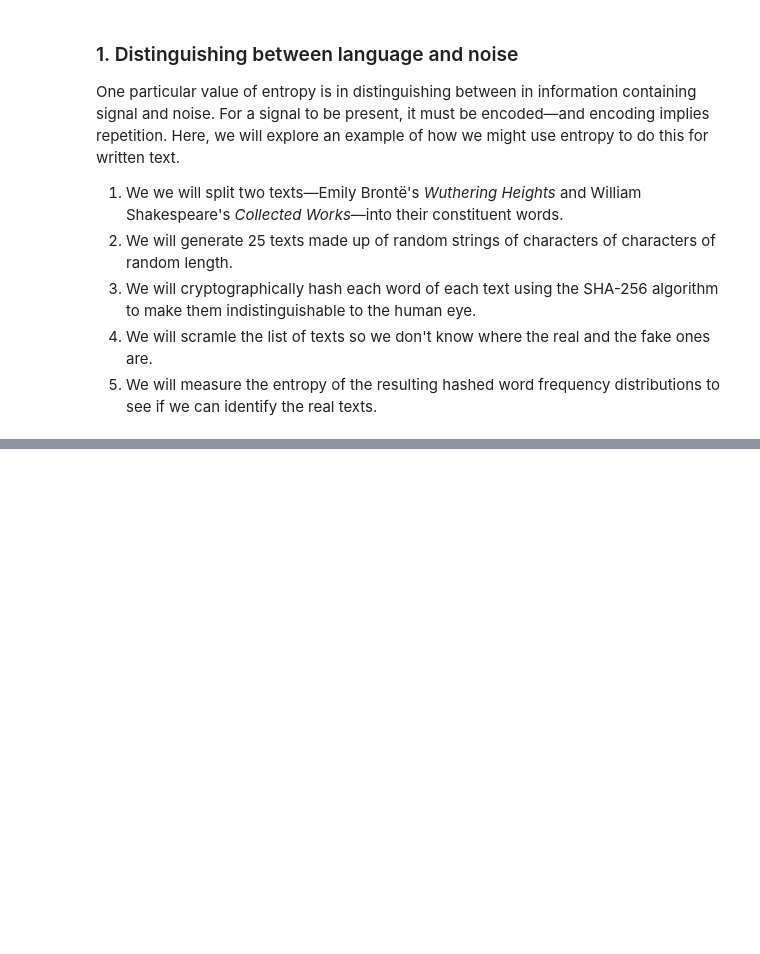
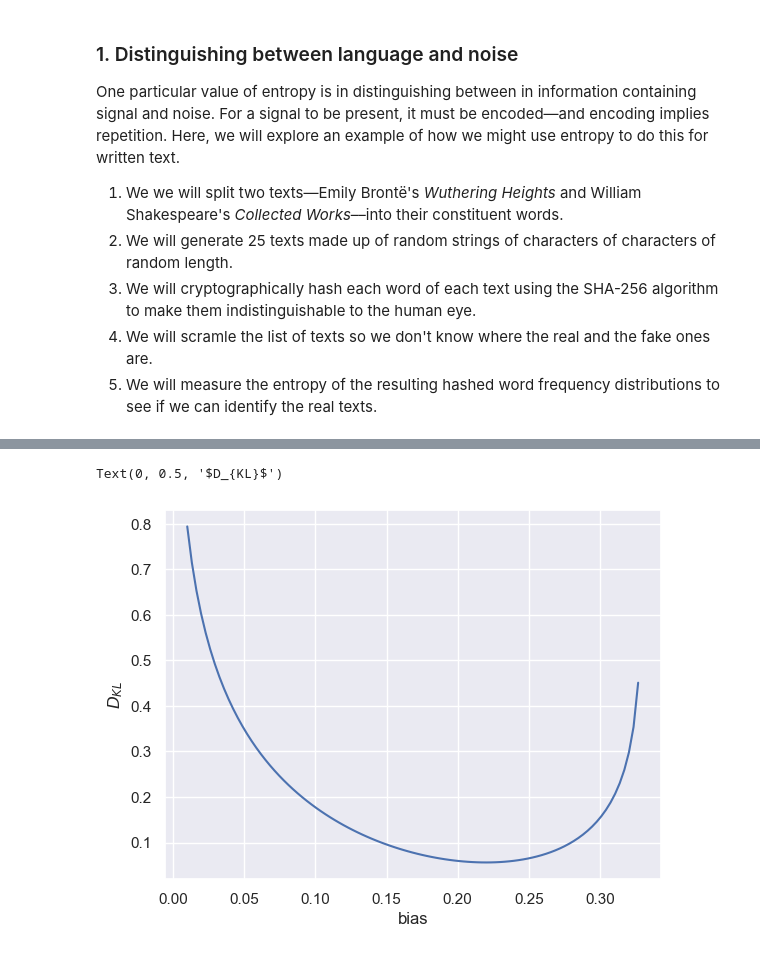
Before and after one commit to texturejc/information_theory_1, a Jupyter notebook: Information_Theory_1.ipynb, the cells around one changed output, grey strips where cells are left out. Saved outputs shown, nothing was run; the diff lists cells and outputs as text; code cells hidden in the pictures; blank space fills up the shorter version.

```diff
--- a/Information_Theory_1.ipynb
+++ b/Information_Theory_1.ipynb
@@ -31,8 +31,10 @@ import numpy as np
 import scipy
 from scipy.stats import entropy
 import seaborn as sns
+sns.set()
 import matplotlib.pyplot as plt
 from math import comb
+from collections import Counter
 # %% [output]
 [nltk_data] Downloading package punkt to /Users/james/nltk_data...
 [nltk_data]   Package punkt is already up-to-date!
@@ -281,7 +306,7 @@ One particular value of entropy is in distinguishing between in information cont
 
 import hashlib
 
-input_string = "Hello, world!"
+input_string = "I am your naughty browsing history"
 
 # Create a SHA-256 hash object
 hash_object = hashlib.sha256()
@@ -372,0 +430,4 @@ plt.ylabel('bits')
+# %%
+sns.set()
+
+sns.heatmap(joint_df)
@@ -372,0 +501,20 @@ plt.ylabel('bits')
+# %%
+fixed_probs = [1/6, 1/6, 1/6, 1/6]
+Q = []
+P = [0.1, 0.2, 0.25, 0.15, 0.2, 0.1]
+
+for i in np.linspace(0.01,0.33,100):
+    E = fixed_probs.copy()
+    E.append(i)
+    E.append(0.33-i)
+    Q.append(E)
+
+KL = [entropy(P,i, base =2) for i in Q]
+
+
+sns.lineplot(x = np.linspace(0.01,0.33,100), y = KL)
+plt.xlabel('bias')
+plt.ylabel('$D_{KL}$')
+# %% [output]
+Text(0, 0.5, '$D_{KL}$')
+[figure, added]
```
Also changed, not shown: parts of 30 cells of this notebook, 5 other files.
